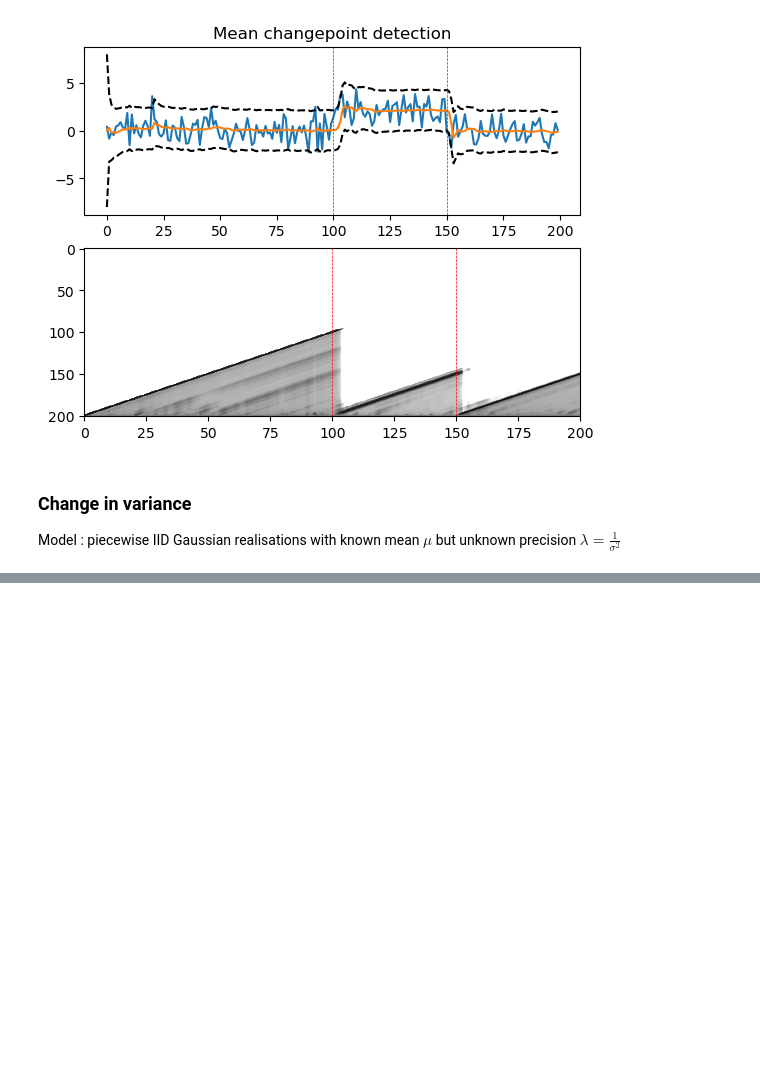
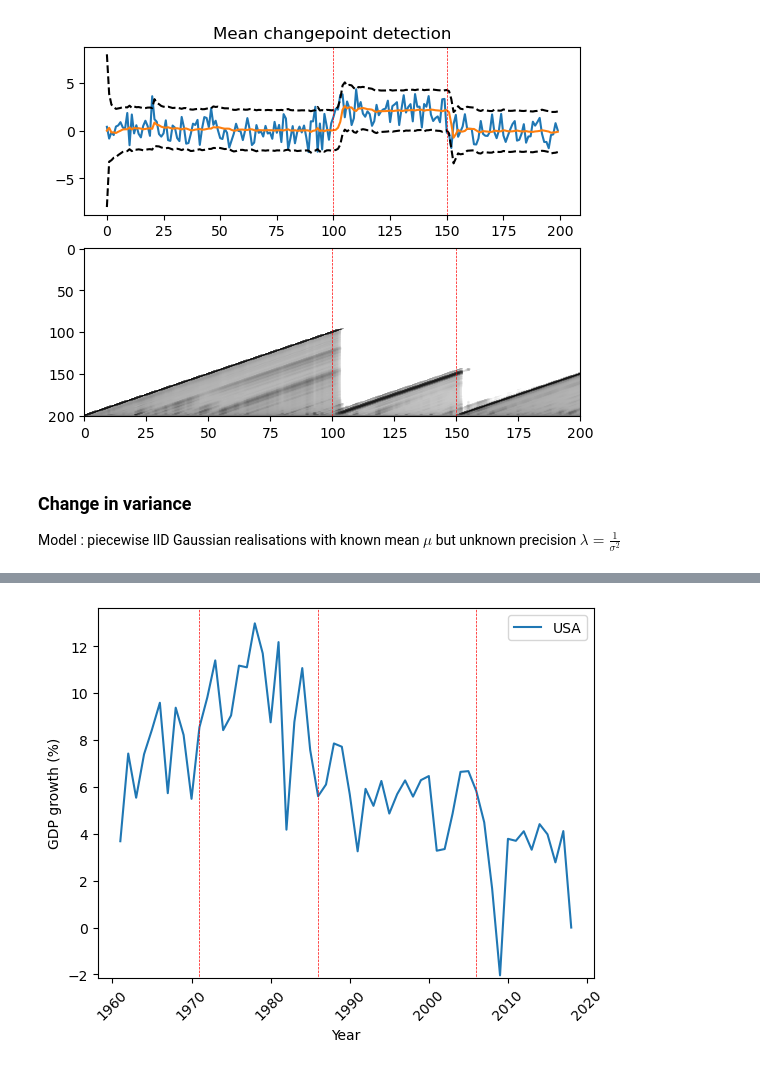
Before and after one commit to EtienneCap/ChangepointDetection, a Jupyter notebook: Bayesian online changepoint detection.ipynb, the cells around one changed output, grey strips where cells are left out. Cells and saved outputs as stored; diff of their text form; code cells hidden in the pictures; blank space fills up the shorter version.

```diff
--- a/Bayesian online changepoint detection.ipynb
+++ b/Bayesian online changepoint detection.ipynb
@@ -210,0 +231,13 @@ ax[1].margins(0)
+# %%
+algo = rpt.Pelt(model = "l1", min_size = 2).fit(growth_data)
+changepoints = algo.predict(pen = np.log(len(growth_data)))
+
+plt.plot(np.array(country_gdp["Year"], dtype = float)[1:], growth_data, label = "USA")
+plt.vlines([np.array(country_gdp["Year"], dtype = float)[1:][i] for i in changepoints[:-1]], linestyle = "dashed", color = 'r', linewidth = 0.5, ymin = 1.1*min(growth_data), ymax = 1.1*max(growth_data))
+plt.xticks(rotation = 45);
+plt.ylim((1.05*min(growth_data), 1.05*max(growth_data)));
+plt.xlabel("Year")
+plt.legend()
+plt.ylabel("GDP growth (%)");
+# %% [output]
+[figure, added]
```
Also changed, not shown: parts of 7 cells of this notebook, 2 other files.
